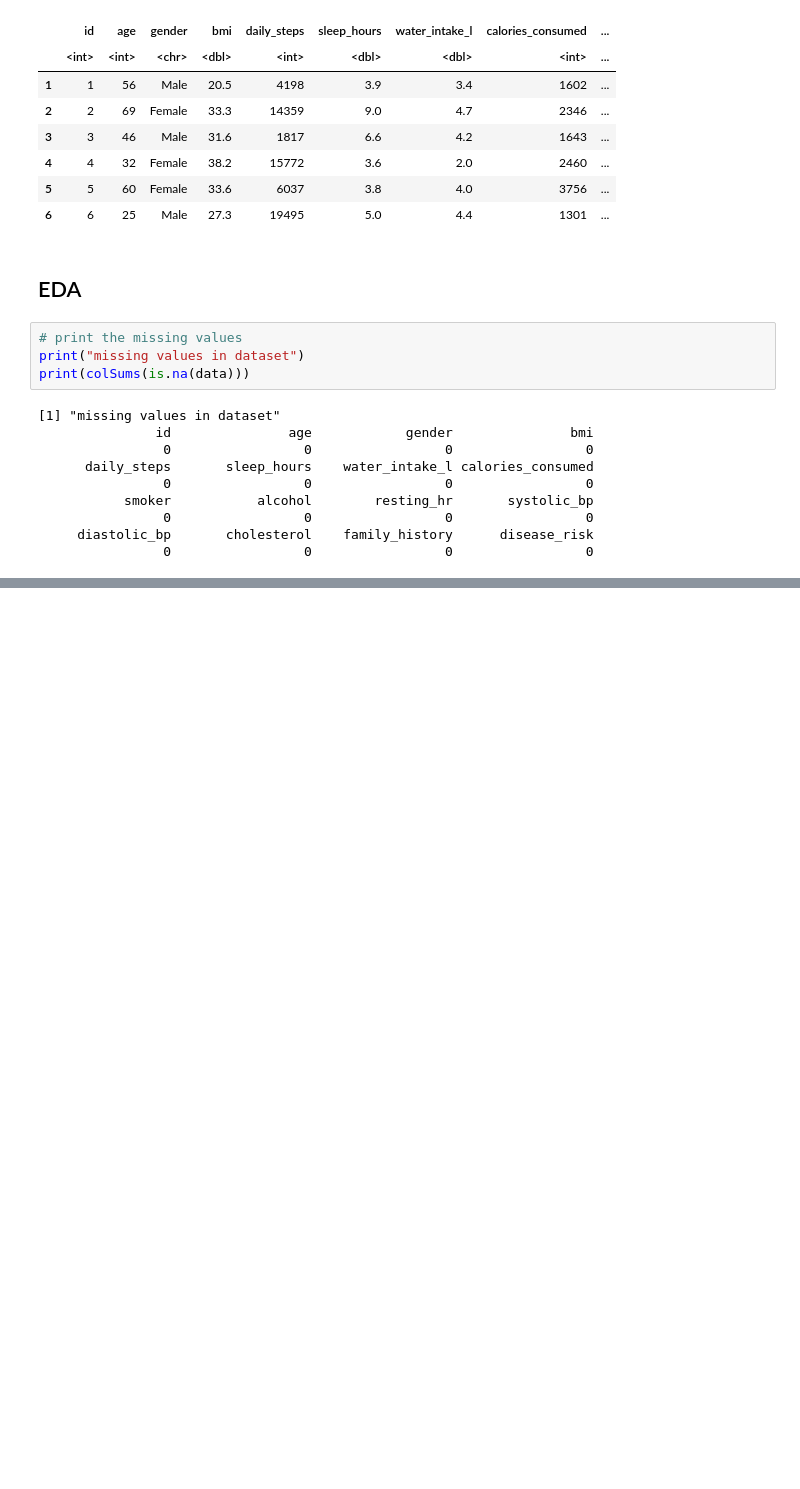
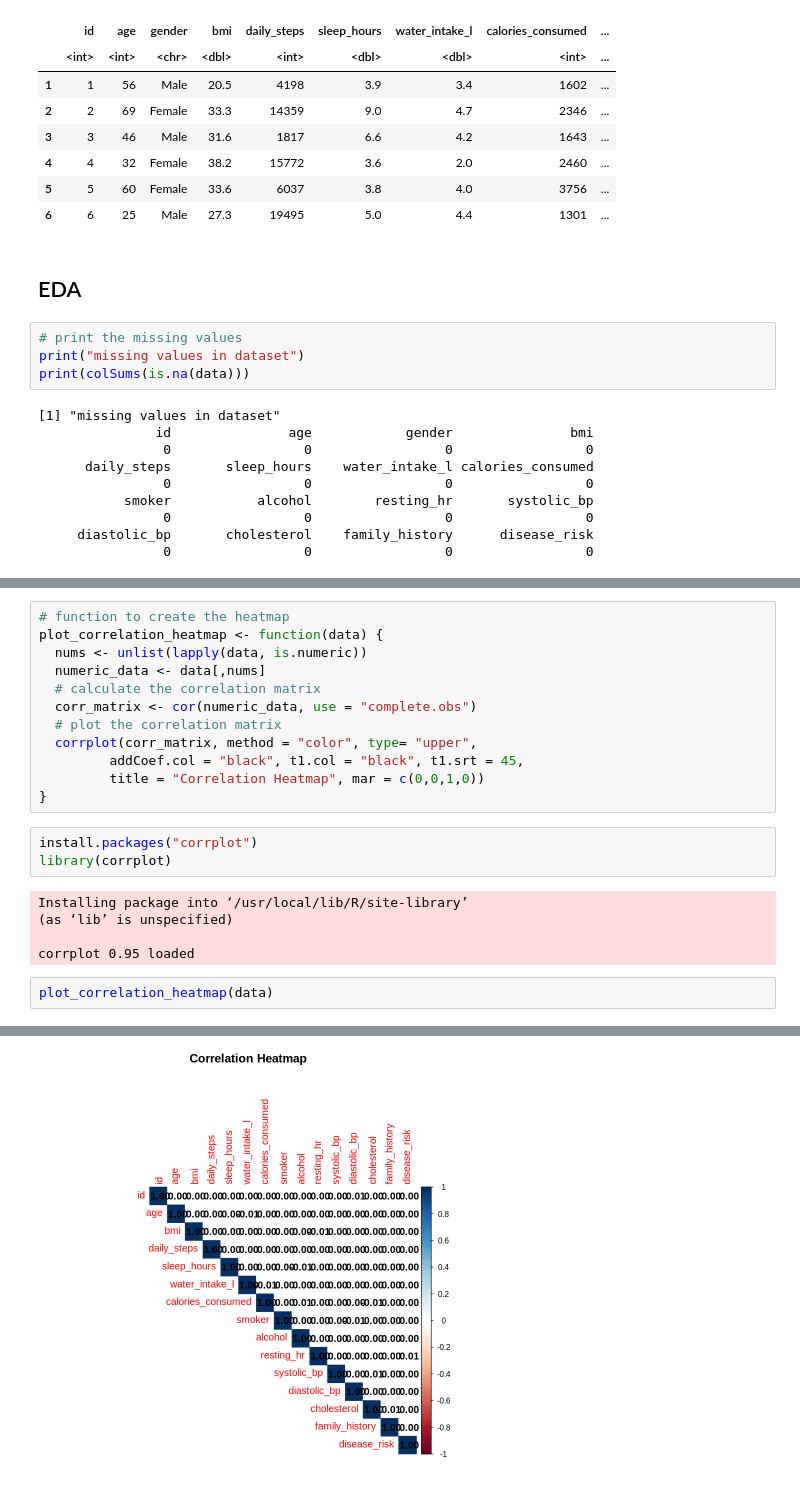
Before and after one commit to avikumart/Healthcare-Data-Science, a Jupyter notebook: Healthcare_lifestyle_analysis.ipynb, the cells around one changed output, grey strips where cells are left out. Saved outputs shown, nothing was run; the diff lists cells and outputs as text; blank space fills up the shorter version.

```diff
--- a/Healthcare_lifestyle_analysis.ipynb
+++ b/Healthcare_lifestyle_analysis.ipynb
@@ -35,0 +97,23 @@ print(colSums(is.na(data)))
+# %%
+# function to create the heatmap
+plot_correlation_heatmap <- function(data) {
+  nums <- unlist(lapply(data, is.numeric))
+  numeric_data <- data[,nums]
+  # calculate the correlation matrix
+  corr_matrix <- cor(numeric_data, use = "complete.obs")
+  # plot the correlation matrix
+  corrplot(corr_matrix, method = "color", type= "upper",
+         addCoef.col = "black", t1.col = "black", t1.srt = 45,
+         title = "Correlation Heatmap", mar = c(0,0,1,0))
+}
+# %%
+install.packages("corrplot")
+library(corrplot)
+# %% [output]
+Installing package into ‘/usr/local/lib/R/site-library’
+(as ‘lib’ is unspecified)
+
+corrplot 0.95 loaded
+# %%
+plot_correlation_heatmap(data)
+# %% [output]
@@ -35,0 +132 @@ print(colSums(is.na(data)))
+[figure, added]
```
Also changed, not shown: parts of 24 cells of this notebook.
